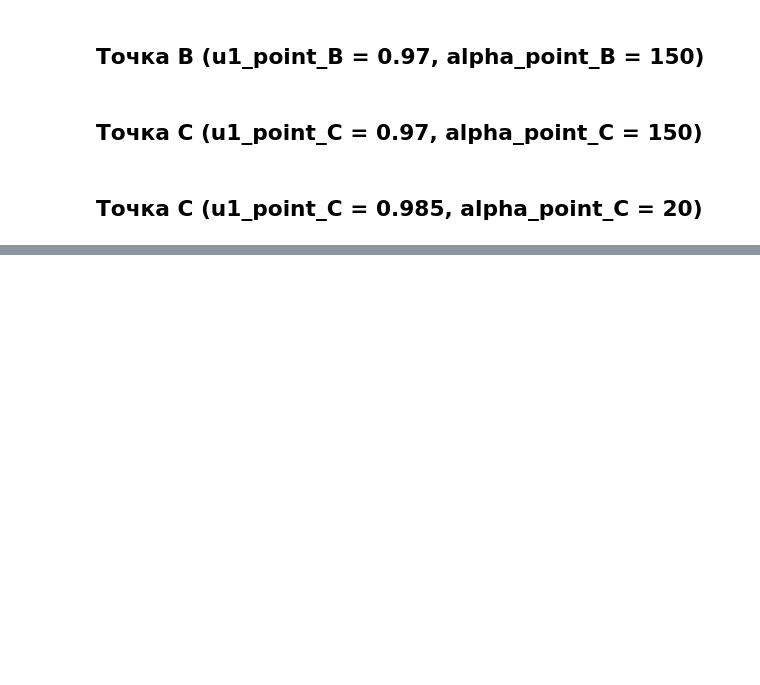
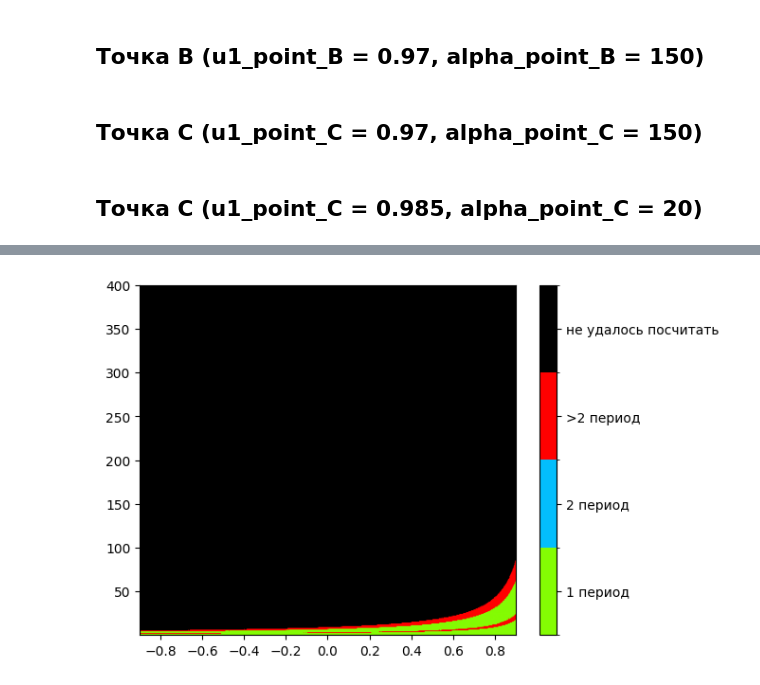
Before and after one commit to topi768/FEFU, a Jupyter notebook: Курсовая работа/Код/Бифуркация коразмерности 1.ipynb, the cells around one changed output, grey strips where cells are left out. Saved outputs shown, nothing was run; the diff lists cells and outputs as text; code cells hidden in the pictures; blank space fills up the shorter version.

```diff
--- a/Курсовая работа/Код/Бифуркация коразмерности 1.ipynb
+++ b/Курсовая работа/Код/Бифуркация коразмерности 1.ipynb
@@ -318,0 +463,82 @@ fig.show()
+# %%
+import numpy as np
+import matplotlib.pyplot as plt
+
+# Фиксированные параметры
+
+u1 = 0.97
+u2 = 0.6
+
+
+mu2 = 0.6
+v = 0.5
+# Диапазоны параметров
+u1_vals = np.linspace(-0.9, 0.9, 900)
+tilda_alpha_vals = np.linspace(0.1, 400, 400)
+
+N_trans = 150   # число итераций
+N_iter = 20     # - столько последних чисел сохраняем, чтобы понять структуру
+
+# Начальные условия
+x0, y0 = 0.3, 0.6
+
+
+
+
+
+regime_map = np.full((len(tilda_alpha_vals), len(u1_vals)), -1)
+
+for i, alpha_tilde in enumerate(tilda_alpha_vals):
+
+    for j, u1 in enumerate(u1_vals):
+        x, y = x0, y0
+
+        try:
+            # Прогрев
+            for _ in range(N_trans):
+                x_new = alpha_tilde * (1 - u1) * y * (1 - y)
+                y_new = (x + v * y) * (1 - u2)
+                x, y = x_new, y_new
+                if not np.isfinite(x) or not np.isfinite(y):
+                    raise OverflowError
+
+            # Сохраняем последние значения y
+            y_vals = []
+            for _ in range(N_iter):
+                x_new = alpha_tilde * (1 - u1) * y * (1 - y)
+                y_new = (x + v * y) * (1 - u2)
+                x, y = x_new, y_new
+                if not np.isfinite(x) or not np.isfinite(y):
+                    raise OverflowError
+                y_vals.append(y)
+
+                p = detect_period(y_vals, max_period=20)
+
+                if p is None:
+                    regime_map[i, j] = 2      # хаос
+                elif p == 1:
+                    regime_map[i, j] = 0      # период-1
+                elif p == 2:
+                    regime_map[i, j] = 1      # период-2
+                else:
+                    regime_map[i, j] = 2      # период > 2
+        except OverflowError:
+            regime_map[i, j] = 3  # не удалось посчитать. Либо nan либо inf → белый цвет
+
+
+cmap = ListedColormap(['#84fc03', '#03befc', 'red', '#000000'])
+bounds = [-0.5, 0.5, 1.5, 2.5, 3.5]  # границы для нормировки
+norm = BoundaryNorm(bounds, cmap.N)
+
+plt.imshow(
+    regime_map,
+    extent=[u1_vals[0], u1_vals[-1], tilda_alpha_vals[0], tilda_alpha_vals[-1]],
+    origin='lower',
+    aspect='auto',
+    cmap=cmap,
+    norm=norm
+)
+
+cbar = plt.colorbar(ticks=[0,1,2, 3])
+cbar.ax.set_yticklabels(['1 период', '2 период', '>2 период', 'не удалось посчитать'])
+# %% [output]
@@ -318,0 +553 @@ fig.show()
+[figure, added]
```
Also changed, not shown: parts of 7 cells of this notebook, 13 other files.
